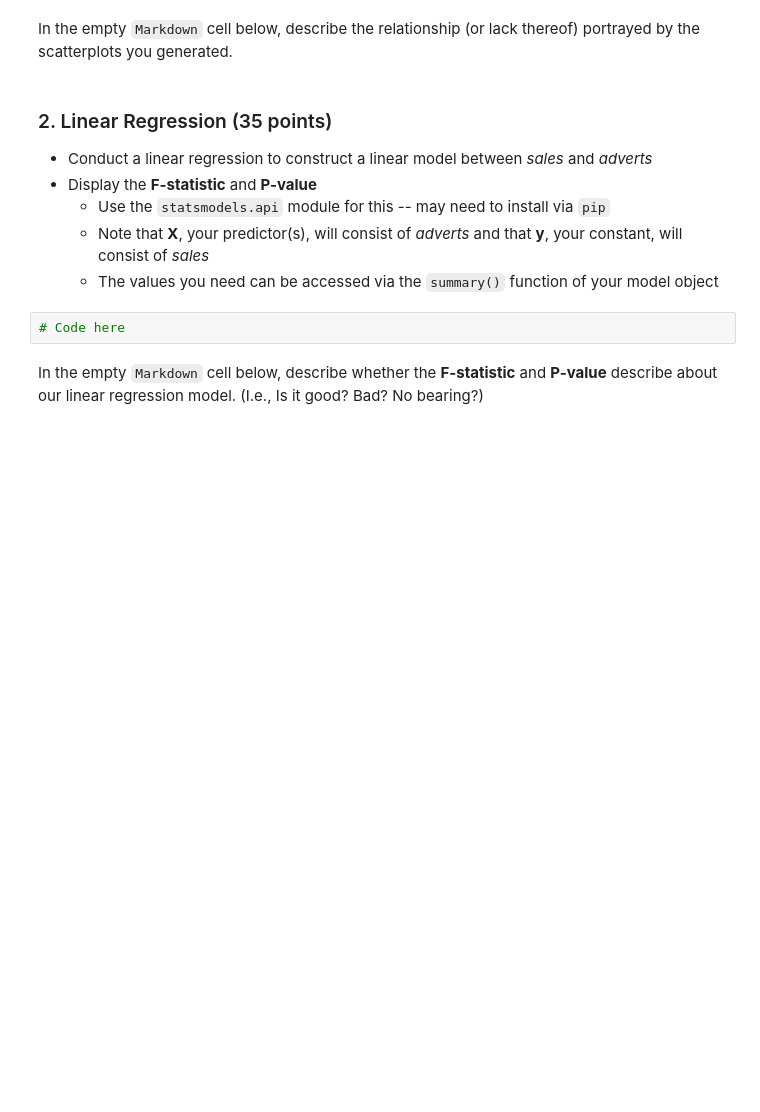
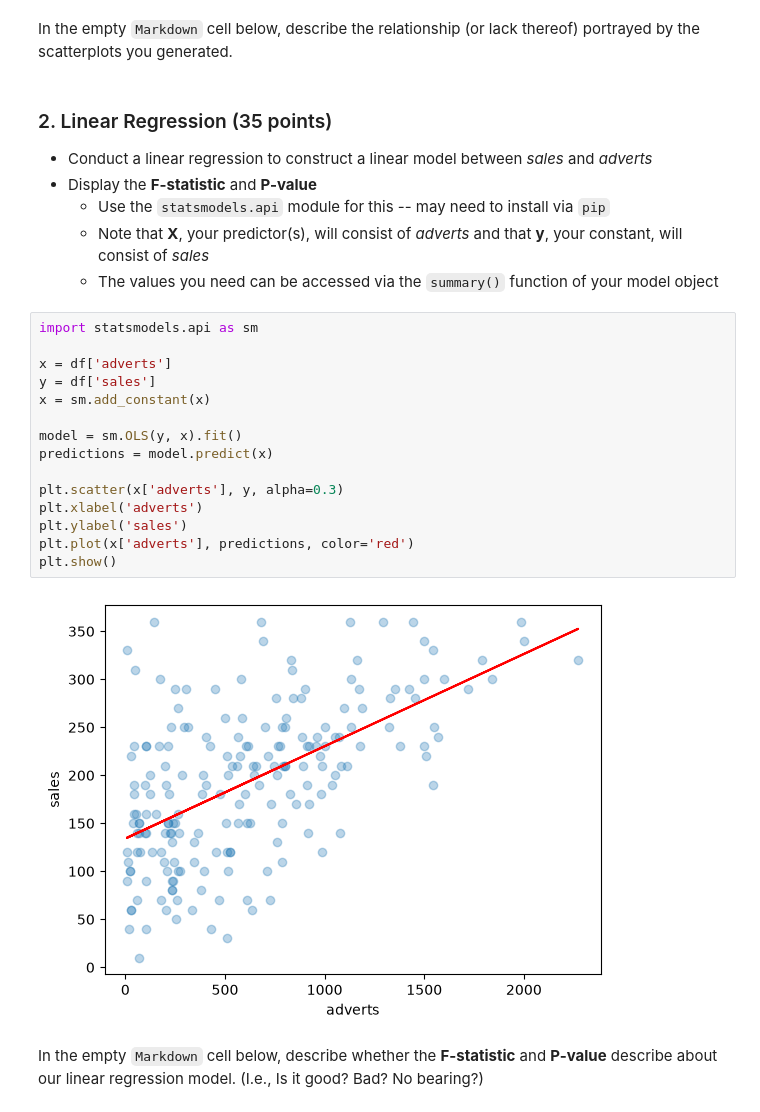
Before and after one commit to dariasroblero-ship-it/CSCI-4047-800, a Jupyter notebook: Mod04 Regression/Assignment/assignment_4.ipynb, the cells around one changed output. Drawn from its saved outputs; the diff is of its cells as text; blank space fills up the shorter version.

```diff
--- a/Mod04 Regression/Assignment/assignment_4.ipynb
+++ b/Mod04 Regression/Assignment/assignment_4.ipynb
@@ -27,8 +52,23 @@ In the empty `Markdown` cell below, describe the relationship (or lack thereof)
     - Use the `statsmodels.api` module for this -- may need to install via `pip`
     - Note that **X**, your predictor(s), will consist of *adverts* and that **y**, your constant, will consist of *sales*
     - The values you need can be accessed via the `summary()` function of your model object
-# %%
-# Code here
+# %%
+import statsmodels.api as sm
+
+x = df['adverts']
+y = df['sales']
+x = sm.add_constant(x)
+
+model = sm.OLS(y, x).fit()
+predictions = model.predict(x)
+
+plt.scatter(x['adverts'], y, alpha=0.3)
+plt.xlabel('adverts')
+plt.ylabel('sales')
+plt.plot(x['adverts'], predictions, color='red')
+plt.show()
+# %% [output]
+[figure, added]
 # %% [markdown]
 In the empty `Markdown` cell below, describe whether the **F-statistic** and **P-value** describe about our linear regression model. (I.e., Is it good? Bad? No bearing?)
 # %% [markdown]
```
Also changed, not shown: parts of 8 cells of this notebook.
